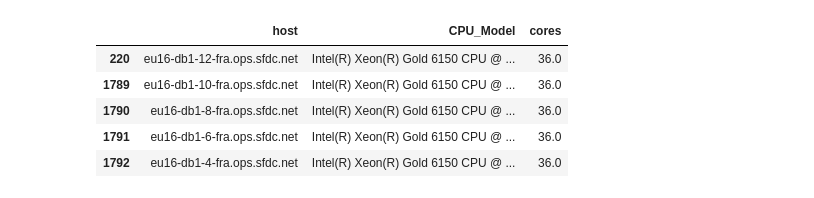
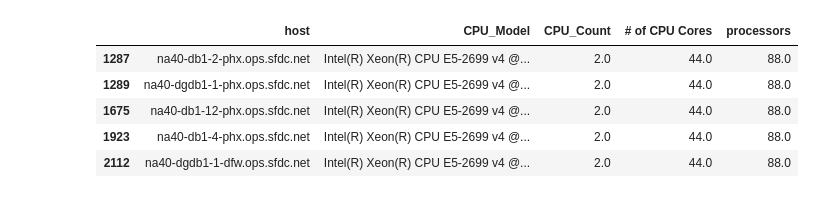
Before and after one commit to taoyizhang32/Multivariate-prediction-model, a Jupyter notebook: Calculate CPU Coverage.ipynb, the cells around one changed output. Saved outputs shown, nothing was run; the diff lists cells and outputs as text; code cells hidden in the pictures.

```diff
--- a/Calculate CPU Coverage.ipynb
+++ b/Calculate CPU Coverage.ipynb
@@ -4,4 +13,4 @@ import re
 # %%
-pod_name = 'EU16'
+pod_name = 'NA40'
 total_time = 10 * 60  # seconds
 # %%
@@ -17,14 +27,15 @@ cpu_time.head()
 # %%
 hardware = pd.read_csv('hardwarereport.csv')
 hardware = hardware[hardware['Pod'] == pod_name]
 hardware['host'] = hardware['Host Name'].apply(lambda x: x + '.ops.sfdc.net')
-hardware = hardware[['host','CPU_Model' ,'# of CPU Cores']]
-hardware.columns = ['host','CPU_Model' ,'cores']
+hardware['processors'] = hardware['CPU_Count'] * hardware['# of CPU Cores']
+hardware = hardware[['host','CPU_Model' ,'CPU_Count','# of CPU Cores','processors']]
+#hardware.columns = ['host','CPU_Model' ,'cores']
 hardware.head()
 # %% [output]
-|  | host | CPU_Model | cores |
-| 220 | eu16-db1-12-fra.ops.sfdc.net | Intel(R) Xeon(R) Gold 6150 CPU @ ... | 36.0 |
-| 1789 | eu16-db1-10-fra.ops.sfdc.net | Intel(R) Xeon(R) Gold 6150 CPU @ ... | 36.0 |
-| 1790 | eu16-db1-8-fra.ops.sfdc.net | Intel(R) Xeon(R) Gold 6150 CPU @ ... | 36.0 |
-| 1791 | eu16-db1-6-fra.ops.sfdc.net | Intel(R) Xeon(R) Gold 6150 CPU @ ... | 36.0 |
-| 1792 | eu16-db1-4-fra.ops.sfdc.net | Intel(R) Xeon(R) Gold 6150 CPU @ ... | 36.0 |
+|  | host | CPU_Model | CPU_Count | # of CPU Cores | processors |
+| 1287 | na40-db1-2-phx.ops.sfdc.net | Intel(R) Xeon(R) CPU E5-2699 v4 @... | 2.0 | 44.0 | 88.0 |
+| 1289 | na40-dgdb1-1-phx.ops.sfdc.net | Intel(R) Xeon(R) CPU E5-2699 v4 @... | 2.0 | 44.0 | 88.0 |
+| 1675 | na40-db1-12-phx.ops.sfdc.net | Intel(R) Xeon(R) CPU E5-2699 v4 @... | 2.0 | 44.0 | 88.0 |
+| 1923 | na40-db1-4-phx.ops.sfdc.net | Intel(R) Xeon(R) CPU E5-2699 v4 @... | 2.0 | 44.0 | 88.0 |
+| 2112 | na40-dgdb1-1-dfw.ops.sfdc.net | Intel(R) Xeon(R) CPU E5-2699 v4 @... | 2.0 | 44.0 | 88.0 |
```
Also changed, not shown: parts of 27 cells of this notebook, 4 other files.
